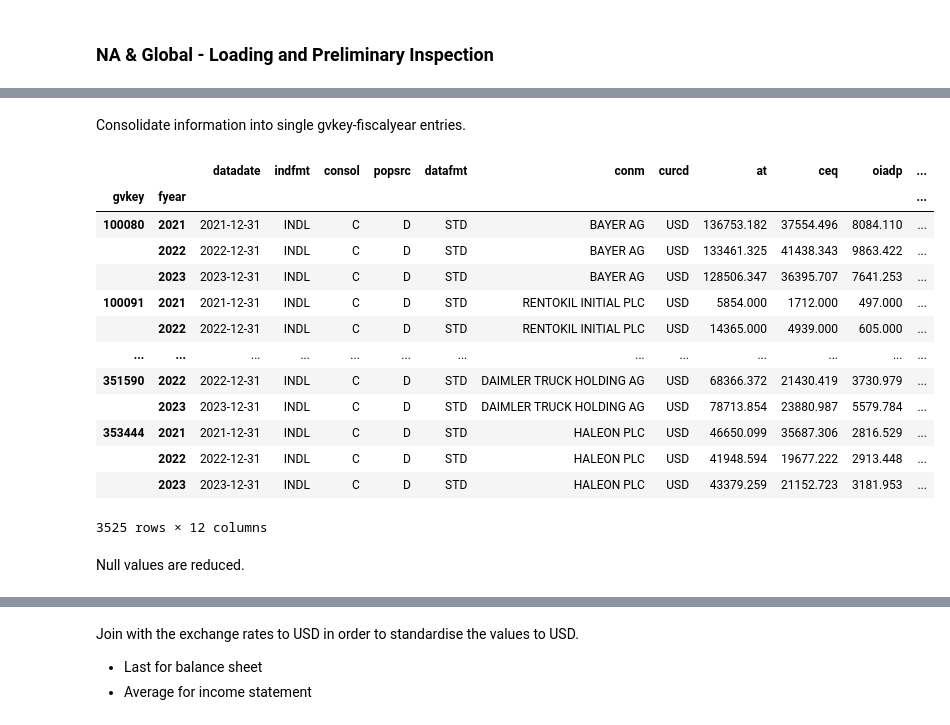
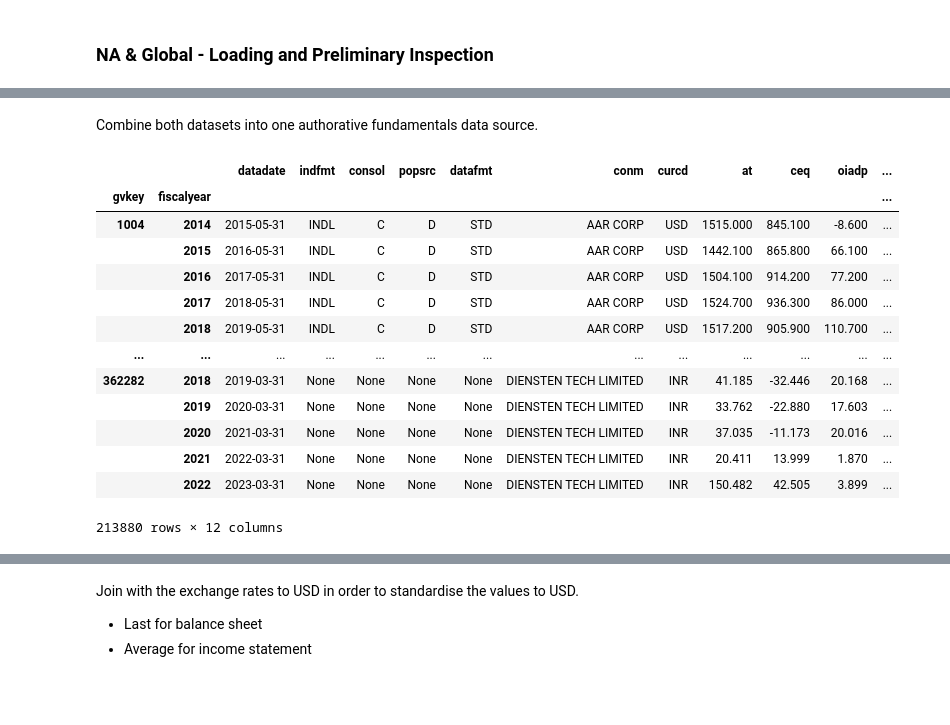
Before and after one commit to varunchodanker/MSc-Individual-Project, a Jupyter notebook: Phase1.ipynb, the cells around one changed output, grey strips where cells are left out. Drawn from its saved outputs; the diff is of its cells as text; code cells hidden in the pictures; blank space fills up the shorter version.

Commit message:
Combining fundamentals into one dataset from na and global separate data sources

```diff
--- a/Phase1.ipynb
+++ b/Phase1.ipynb
@@ -2504,7 +2506,7 @@ Error:
 na_fundamentals_df = pd.read_csv(
     "na_fundamentals_2014to2024.csv",
     parse_dates=["datadate"]
-)
+).rename(columns={"fyear": "fiscalyear"})
 
 print(na_fundamentals_df.dtypes)
 print(na_fundamentals_df.isnull().sum())
@@ -2542,0 +2674,7 @@ dtype: int64
+# %%
+global_fundamentals_df = pd.read_csv(
+    "global_fundamentals_2014to2024.csv",
+    parse_dates=["datadate"]
+).rename(columns={"fyear": "fiscalyear"})
+
+global_fundamentals_df
@@ -2542,0 +2697,26 @@ dtype: int64
+# %%
+global_fiscalyear_null_mask = pd.isnull(global_fundamentals_df["fiscalyear"])
+
+# fiscal year is the previous year to the reporting period end date if the
+# month is May or earlier, otherwise the fiscal year is taken as the same
+# year as the reporting period end date
+global_fundamentals_df.loc[
+    global_fiscalyear_null_mask, "fiscalyear"
+] = global_fundamentals_df.loc[
+    global_fiscalyear_null_mask, "datadate"
+].dt.year - (
+    global_fundamentals_df.loc[
+        global_fiscalyear_null_mask, "datadate"
+    ].dt.month < 6
+)
+# now that there are no nulls, ensure that it is integer typed for
+# compatibility with the other datasets
+global_fundamentals_df["fiscalyear"] = global_fundamentals_df["fiscalyear"].astype(int)
+
+global_fundamentals_df = global_fundamentals_df.groupby(
+    ["gvkey", "fiscalyear"]
+).first()
+global_fundamentals_df = global_fundamentals_df.sort_index()
+global_fundamentals_df = global_fundamentals_df.dropna()
+
+global_fundamentals_df
@@ -2563,25 +2740,26 @@ fundamentals_df[
-# %% [markdown]
-Consolidate information into single gvkey-fiscalyear entries.
+# %% [markdown]
+Combine both datasets into one authorative fundamentals data source.
 # %%
-fundamentals_df = fundamentals_df.groupby(
-    ["gvkey", "fyear"]
-).first()
+fundamentals_df = pd.concat(
+    [na_fundamentals_df.reset_index(), global_fundamentals_df.reset_index()],
+    ignore_index=True,
+).groupby(
+    ["gvkey", "fiscalyear"]
+).first().sort_index()
 
 fundamentals_df
 # %% [output]
 |  |  | datadate | indfmt | consol | popsrc | datafmt | conm | curcd | at | ceq | oiadp | ... |
-| gvkey | fyear |  |  |  |  |  |  |  |  |  |  | ... |
-| 100080 | 2021 | 2021-12-31 | INDL | C | D | STD | BAYER AG | USD | 136753.182 | 37554.496 | 8084.110 | ... |
-|  | 2022 | 2022-12-31 | INDL | C | D | STD | BAYER AG | USD | 133461.325 | 41438.343 | 9863.422 | ... |
-|  | 2023 | 2023-12-31 | INDL | C | D | STD | BAYER AG | USD | 128506.347 | 36395.707 | 7641.253 | ... |
-| 100091 | 2021 | 2021-12-31 | INDL | C | D | STD | RENTOKIL INITIAL PLC | USD | 5854.000 | 1712.000 | 497.000 | ... |
-|  | 2022 | 2022-12-31 | INDL | C | D | STD | RENTOKIL INITIAL PLC | USD | 14365.000 | 4939.000 | 605.000 | ... |
+| gvkey | fiscalyear |  |  |  |  |  |  |  |  |  |  | ... |
+| 1004 | 2014 | 2015-05-31 | INDL | C | D | STD | AAR CORP | USD | 1515.000 | 845.100 | -8.600 | ... |
+|  | 2015 | 2016-05-31 | INDL | C | D | STD | AAR CORP | USD | 1442.100 | 865.800 | 66.100 | ... |
+|  | 2016 | 2017-05-31 | INDL | C | D | STD | AAR CORP | USD | 1504.100 | 914.200 | 77.200 | ... |
+|  | 2017 | 2018-05-31 | INDL | C | D | STD | AAR CORP | USD | 1524.700 | 936.300 | 86.000 | ... |
+|  | 2018 | 2019-05-31 | INDL | C | D | STD | AAR CORP | USD | 1517.200 | 905.900 | 110.700 | ... |
 | ... | ... | ... | ... | ... | ... | ... | ... | ... | ... | ... | ... | ... |
-| 351590 | 2022 | 2022-12-31 | INDL | C | D | STD | DAIMLER TRUCK HOLDING AG | USD | 68366.372 | 21430.419 | 3730.979 | ... |
-|  | 2023 | 2023-12-31 | INDL | C | D | STD | DAIMLER TRUCK HOLDING AG | USD | 78713.854 | 23880.987 | 5579.784 | ... |
-| 353444 | 2021 | 2021-12-31 | INDL | C | D | STD | HALEON PLC | USD | 46650.099 | 35687.306 | 2816.529 | ... |
-|  | 2022 | 2022-12-31 | INDL | C | D | STD | HALEON PLC | USD | 41948.594 | 19677.222 | 2913.448 | ... |
-|  | 2023 | 2023-12-31 | INDL | C | D | STD | HALEON PLC | USD | 43379.259 | 21152.723 | 3181.953 | ... |
+| 362282 | 2018 | 2019-03-31 | None | None | None | None | DIENSTEN TECH LIMITED | INR | 41.185 | -32.446 | 20.168 | ... |
+|  | 2019 | 2020-03-31 | None | None | None | None | DIENSTEN TECH LIMITED | INR | 33.762 | -22.880 | 17.603 | ... |
+|  | 2020 | 2021-03-31 | None | None | None | None | DIENSTEN TECH LIMITED | INR | 37.035 | -11.173 | 20.016 | ... |
+|  | 2021 | 2022-03-31 | None | None | None | None | DIENSTEN TECH LIMITED | INR | 20.411 | 13.999 | 1.870 | ... |
+|  | 2022 | 2023-03-31 | None | None | None | None | DIENSTEN TECH LIMITED | INR | 150.482 | 42.505 | 3.899 | ... |
-3525 rows × 12 columns
+213880 rows × 12 columns
-# %% [markdown]
-Null values are reduced.
```
Also changed, not shown: parts of 19 cells of this notebook.
